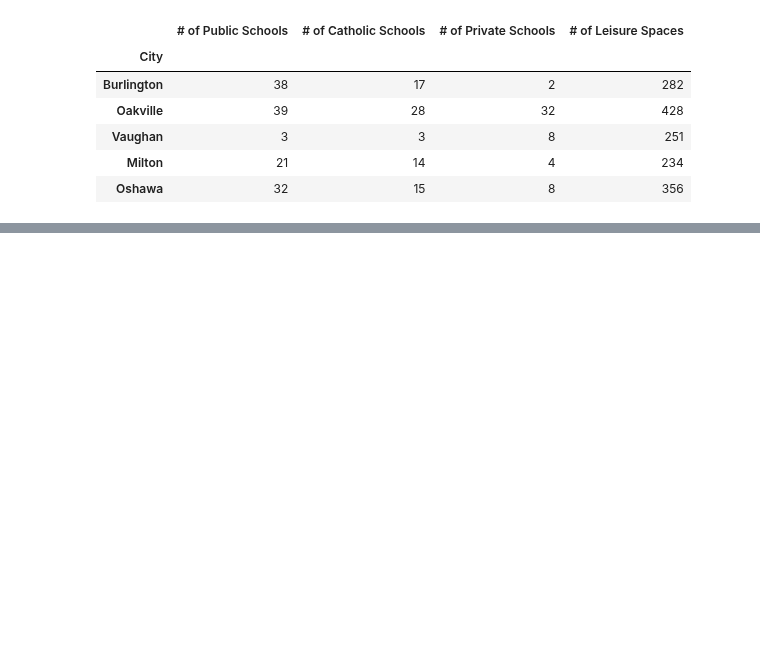
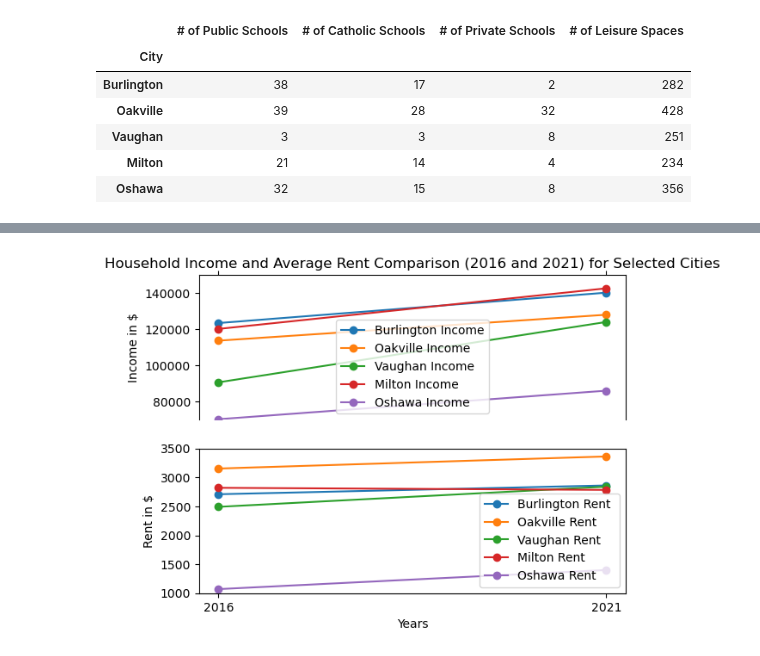
Before and after one commit to MaisieDeGraaf/oakville-housing-analysis, a Jupyter notebook: Main_Cities_Analysis.ipynb, the cells around one changed output, grey strips where cells are left out. Cells and saved outputs as stored; diff of their text form; code cells hidden in the pictures; blank space fills up the shorter version.

```diff
--- a/Main_Cities_Analysis.ipynb
+++ b/Main_Cities_Analysis.ipynb
@@ -87,0 +174,46 @@ all_amenities_df
+# %%
+import matplotlib.pyplot as plt
+
+# Your data goes here...
+
+# Set up x-axis positions for lines
+x_axis = years
+
+# Create subplots
+fig, (ax1, ax2) = plt.subplots(2, 1, sharex=True, gridspec_kw={'height_ratios': [1, 1]})
+
+# Plotting the lines for income
+ax1.plot(x_axis, B_income_2016, label='Burlington Income', marker='o')
+ax1.plot(x_axis, Oa_income_2016, label='Oakville Income ', marker='o')
+ax1.plot(x_axis, V_income_2016, label='Vaughan Income ', marker='o')
+ax1.plot(x_axis, M_income_2016, label='Milton Income ', marker='o')
+ax1.plot(x_axis, Os_income_2016, label='Oshawa Income ', marker='o')
+
+# Adding labels and title for the upper subplot
+ax1.set_ylabel('Income in $')
+ax1.set_ylim(70000, 150000)
+ax2.set_ylim(1000, 3500)
+ax1.spines['bottom'].set_visible(False)
+ax1.xaxis.tick_top()
+ax1.xaxis.set_label_position('top')
+
+# Plotting the lines for rent
+ax2.plot(x_axis, B_rent_2016, label='Burlington Rent ', marker='o')
+ax2.plot(x_axis, Oa_rent_2016, label='Oakville Rent ', marker='o')
+ax2.plot(x_axis, V_rent_2016, label='Vaughan Rent ', marker='o')
+ax2.plot(x_axis, M_rent_2016, label='Milton Rent ', marker='o')
+ax2.plot(x_axis, Os_rent_2016, label='Oshawa Rent ', marker='o')
+
+# Adding labels and title for the lower subplot
+ax2.set_xlabel('Years')
+ax2.set_ylabel('Rent in $')
+ax1.set_title('Household Income and Average Rent Comparison (2016 and 2021) for Selected Cities')
+
+# Adding legend
+ax1.legend(loc='best')
+ax2.legend(loc='best')
+
+# Display the plot
+plt.show()
+# %% [output]
+[figure, added]
```
Also changed, not shown: parts of 4 cells of this notebook.
